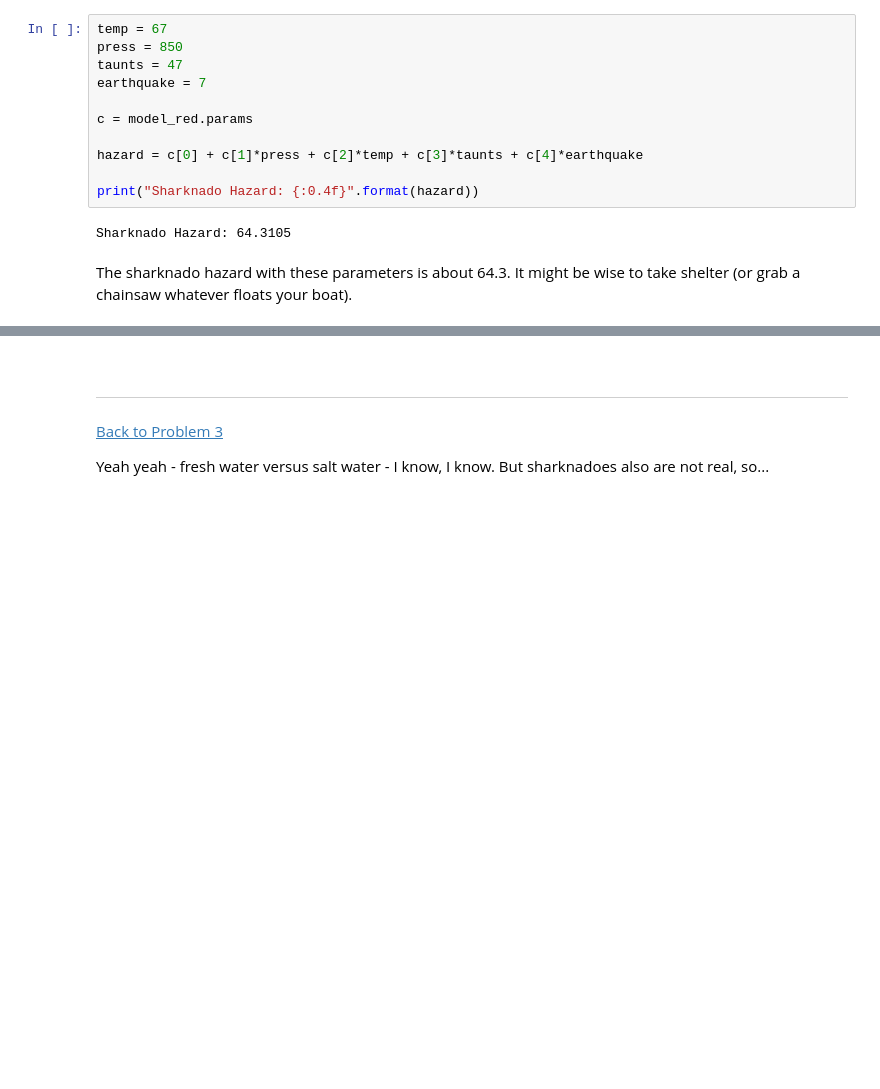
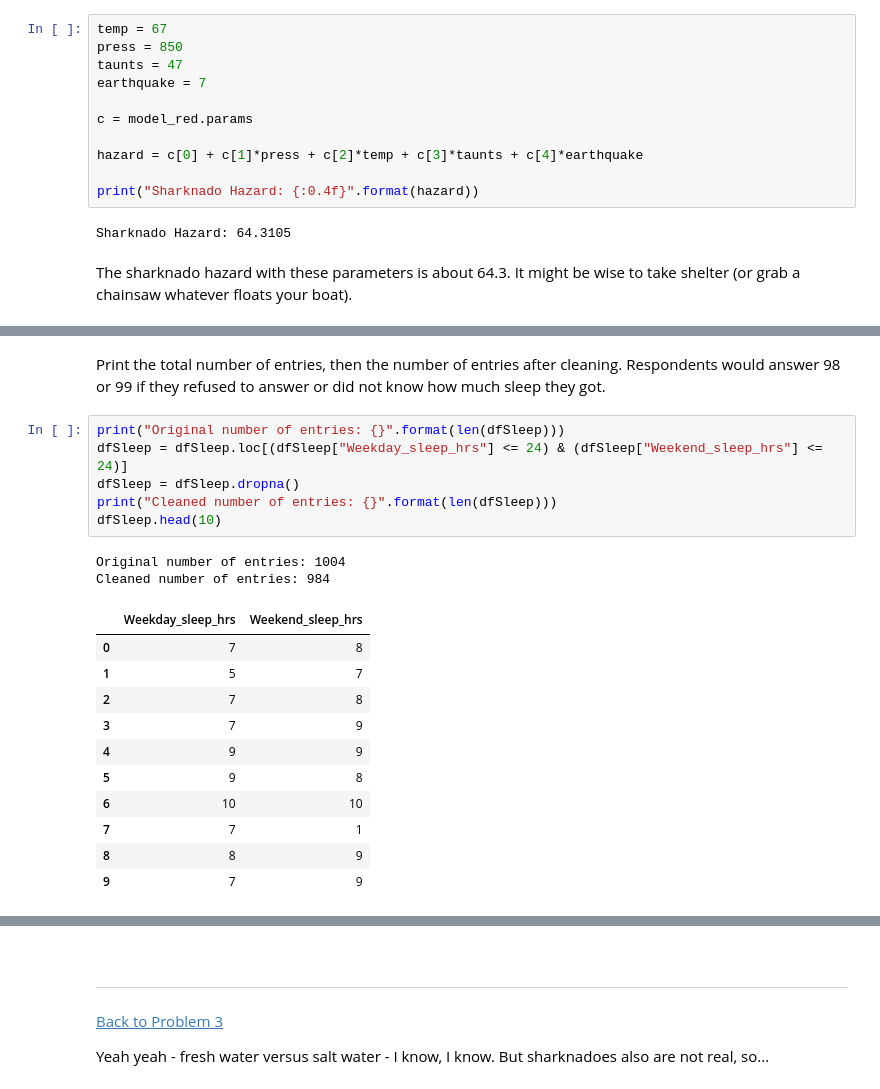
Before and after one commit to tannerbobak/csci3022, a Jupyter notebook: practicum_Bobak_Tanner.ipynb, the cells around one changed output, grey strips where cells are left out. Drawn from its saved outputs; the diff is of its cells as text; blank space fills up the shorter version.

```diff
--- a/practicum_Bobak_Tanner.ipynb
+++ b/practicum_Bobak_Tanner.ipynb
@@ -805 +877,23 @@ For this problem, you may use a data set of your choosing. It must **not** be a
+# %% [markdown]
+Print the total number of entries, then the number of entries after cleaning. Respondents would answer 98 or 99 if they refused to answer or did not know  how much sleep they got.
+# %%
+print("Original number of entries: {}".format(len(dfSleep)))
+dfSleep = dfSleep.loc[(dfSleep["Weekday_sleep_hrs"] <= 24) & (dfSleep["Weekend_sleep_hrs"] <= 24)]
+dfSleep = dfSleep.dropna()
+print("Cleaned number of entries: {}".format(len(dfSleep)))
+dfSleep.head(10)
+# %% [output]
+Original number of entries: 1004
+Cleaned number of entries: 984
+|  | Weekday_sleep_hrs | Weekend_sleep_hrs |
+| 0 | 7 | 8 |
+| 1 | 5 | 7 |
+| 2 | 7 | 8 |
+| 3 | 7 | 9 |
+| 4 | 9 | 9 |
+| 5 | 9 | 8 |
+| 6 | 10 | 10 |
+| 7 | 7 | 1 |
+| 8 | 8 | 9 |
+| 9 | 7 | 9 |
 # %% [markdown]
```
Also changed, not shown: parts of 41 cells of this notebook.
